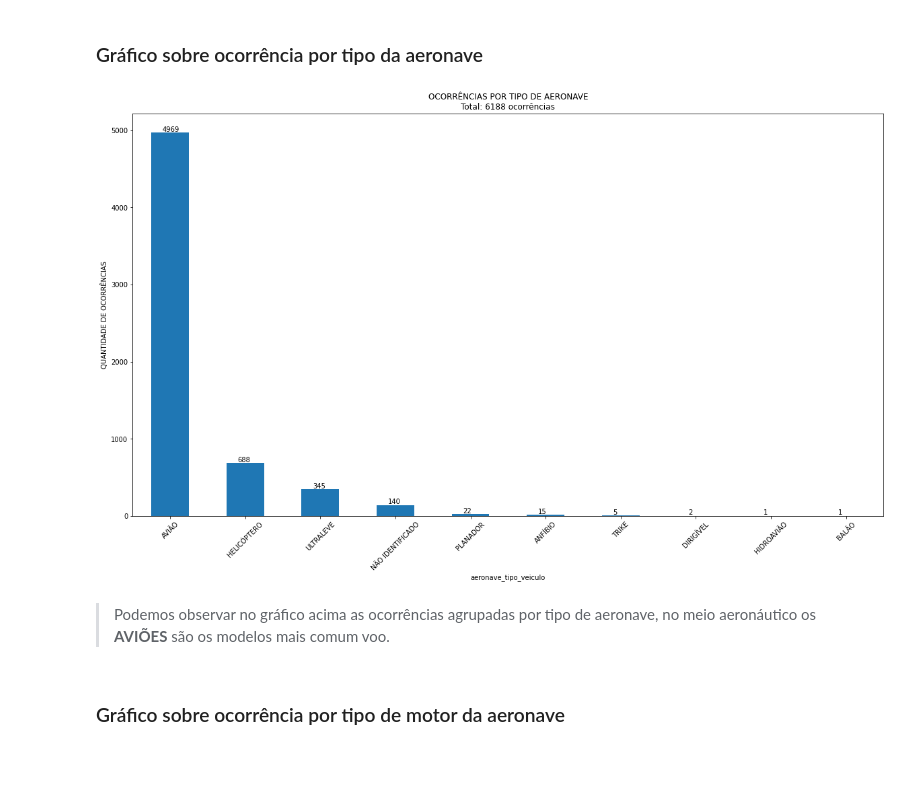
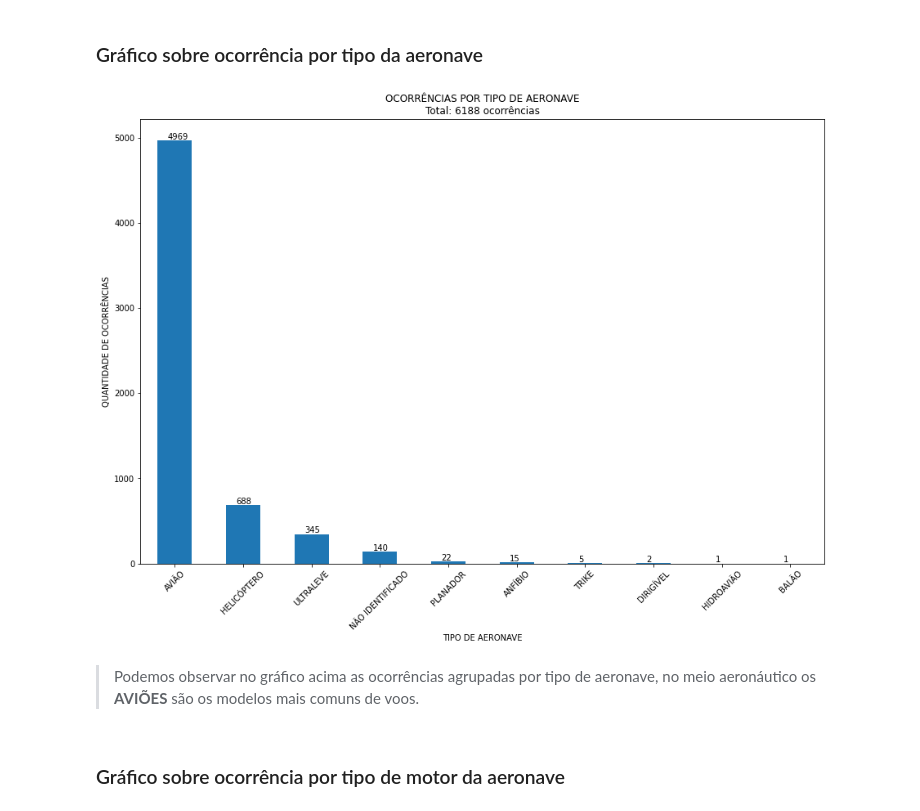
Before and after one commit to Deployando/estudo_ocorrencias_aeronauticas_cenipa, a Jupyter notebook: analise.ipynb, the cells around one changed output. Saved outputs shown, nothing was run; the diff lists cells and outputs as text; code cells hidden in the pictures; blank space fills up the shorter version.

```diff
--- a/analise.ipynb
+++ b/analise.ipynb
@@ -109,21 +110,22 @@ plt.show()
 # %%
 aeronave = aeronave.apply(lambda x: x.replace('***','NÃO IDENTIFICADO'))
 aeronave['contagem'] = 1
 
-ax = aeronave.groupby('aeronave_tipo_veiculo')['contagem'].sum().sort_values(ascending = False).plot(kind='bar', figsize=(20,11))
+ax = aeronave.groupby('aeronave_tipo_veiculo')['contagem'].sum().sort_values(ascending = False).plot(kind='bar', figsize=(15,10))
 
 for p in ax.patches:
     b=p.get_bbox()
     ax.annotate("{:.0f}".format(b.y1 + b.y0), ((b.x0 + b.x1)/2 - 0.1, b.y1 + 15))
 
 plt.title('OCORRÊNCIAS POR TIPO DE AERONAVE\nTotal: ' + str(aeronave['contagem'].sum()) + ' ocorrências')
 plt.ylabel('QUANTIDADE DE OCORRÊNCIAS')
+plt.xlabel('TIPO DE AERONAVE')
 plt.xticks(rotation=45)
 plt.show()
 # %% [output]
-[figure, old version]
+[figure, new version]
 # %% [markdown]
-> Podemos observar no gráfico acima as ocorrências agrupadas por tipo de aeronave, no meio aeronáutico os **AVIÕES** são os modelos mais comum voo.
+> Podemos observar no gráfico acima as ocorrências agrupadas por tipo de aeronave, no meio aeronáutico os **AVIÕES** são os modelos mais comuns de voos.
 # %% [markdown]
 ### Gráfico sobre ocorrência por tipo de motor da aeronave
 # %%
```
Also changed, not shown: parts of 16 cells of this notebook.
